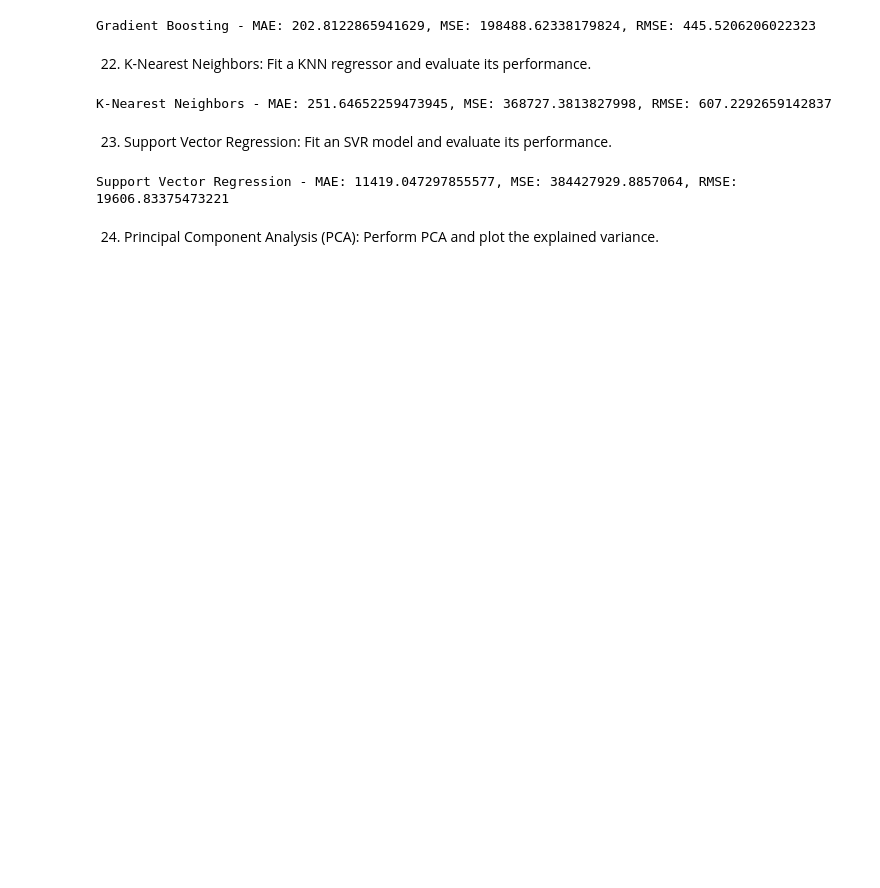
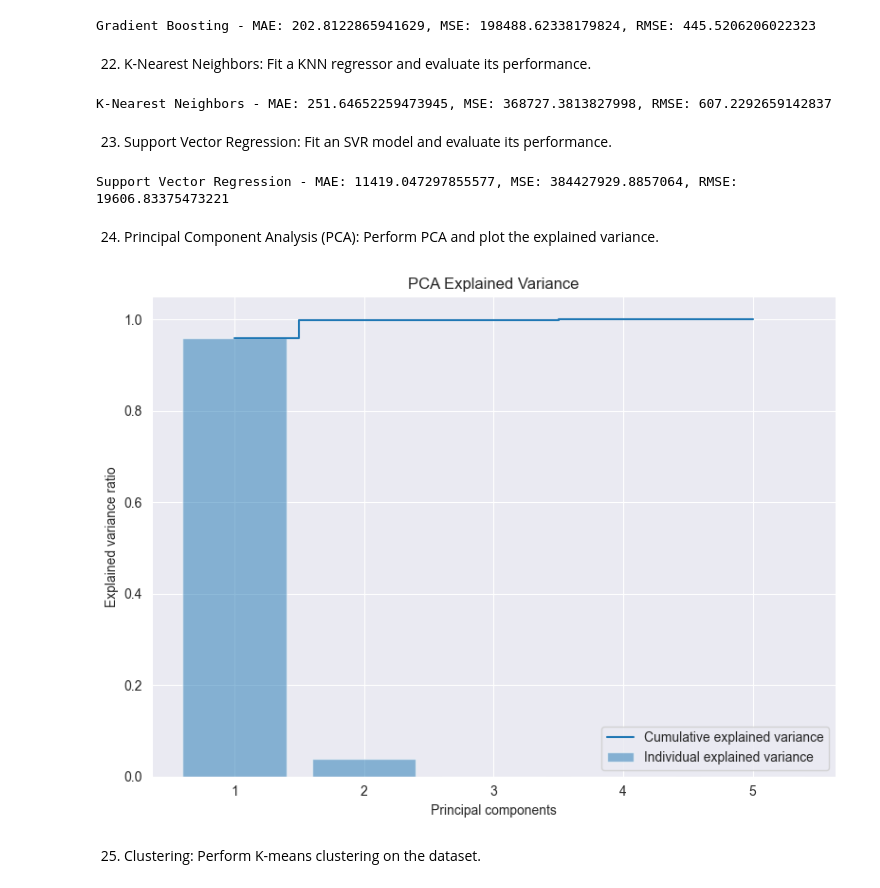
Before and after one commit to ZygimantasB/LLM-practice, a Jupyter notebook: LM practice/kagle/crypto.ipynb, the cells around one changed output. Drawn from its saved outputs; the diff is of its cells as text; code cells hidden in the pictures; blank space fills up the shorter version.

Commit message:
25. Clustering: Perform K-means clustering on the dataset.

```diff
--- a/LM practice/kagle/crypto.ipynb
+++ b/LM practice/kagle/crypto.ipynb
@@ -629,3 +630,29 @@ print(f"Support Vector Regression - MAE: {MAE_svr}, MSE: {MSE_svr}, RMSE: {RMSE_
 Support Vector Regression - MAE: 11419.047297855577, MSE: 384427929.8857064, RMSE: 19606.83375473221
 # %% [markdown]
 24. Principal Component Analysis (PCA): Perform PCA and plot the explained variance.
+# %%
+X = df[['Open', 'High', 'Low', 'Volume', 'Market Cap']]
+y = df['Close']
+
+scaler = StandardScaler()
+X_scaled = scaler.fit_transform(X)
+
+pca = PCA()
+pca.fit(X_scaled)
+
+
+explained_variance = pca.explained_variance_ratio_
+
+plt.figure(figsize=(8, 6))
+plt.bar(range(1, len(explained_variance) + 1), explained_variance, alpha=0.5, align='center', label='Individual explained variance')
+plt.step(range(1, len(explained_variance) + 1), np.cumsum(explained_variance), where='mid', label='Cumulative explained variance')
+plt.ylabel('Explained variance ratio')
+plt.xlabel('Principal components')
+plt.title('PCA Explained Variance')
+plt.legend(loc='best')
+plt.tight_layout()
+plt.show()
+# %% [output]
+[figure, added]
+# %% [markdown]
+25. Clustering: Perform K-means clustering on the dataset.
```
Also changed, not shown: parts of 2 cells of this notebook, 1 other file.
